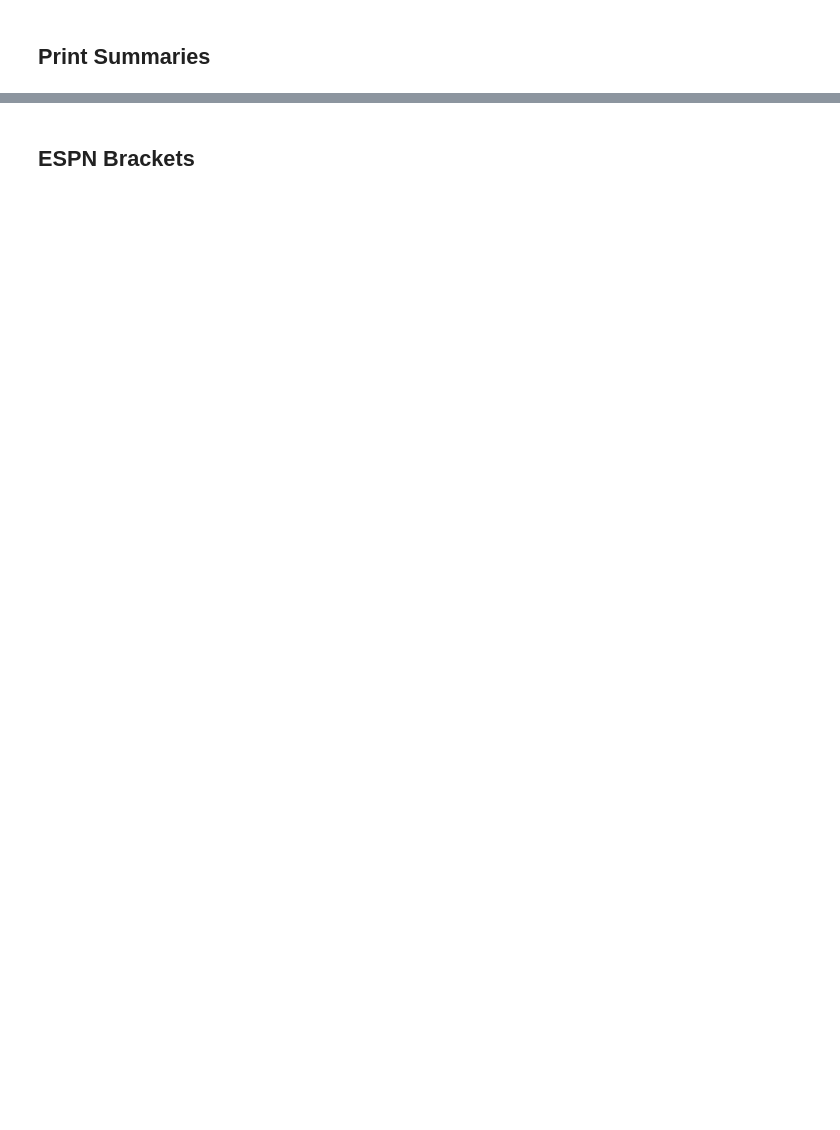
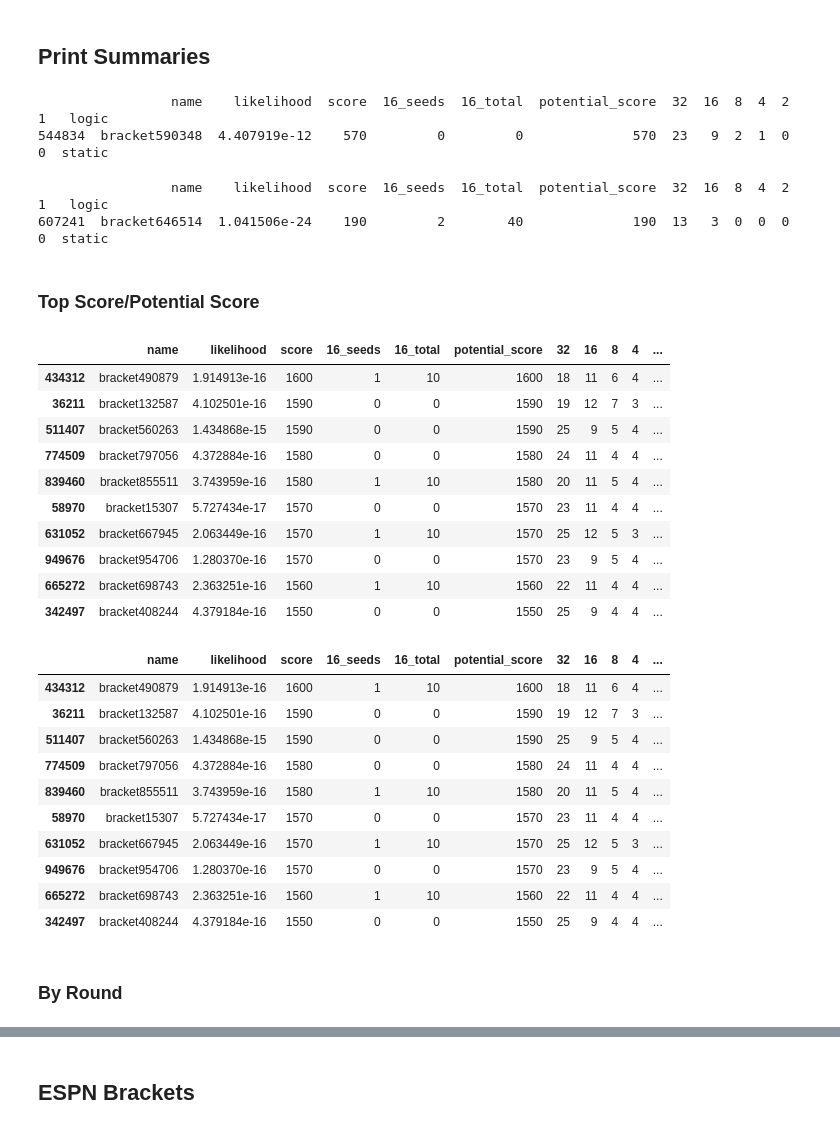
Before and after one commit to awooddoughty/bracket-predictions, a Jupyter notebook: summarize_results.ipynb, the cells around one changed output, grey strips where cells are left out. Drawn from its saved outputs; the diff is of its cells as text; code cells hidden in the pictures; blank space fills up the shorter version.

```diff
--- a/summarize_results.ipynb
+++ b/summarize_results.ipynb
@@ -19,2 +37,12 @@ df_scores.head()
 # %% [markdown]
 ## Print Summaries
+# %%
+print(df_scores[df_scores['likelihood']==df_scores['likelihood'].max()])
+# %% [output]
+                 name    likelihood  score  16_seeds  16_total  potential_score  32  16  8  4  2  1   logic
+544834  bracket590348  4.407919e-12    570         0         0              570  23   9  2  1  0  0  static
+# %%
+print(df_scores[df_scores['likelihood']==df_scores['likelihood'].min()])
+# %% [output]
+                 name    likelihood  score  16_seeds  16_total  potential_score  32  16  8  4  2  1   logic
+607241  bracket646514  1.041506e-24    190         2        40              190  13   3  0  0  0  0  static
@@ -20,0 +53,30 @@ df_scores.head()
+# %% [markdown]
+### Top Score/Potential Score
+# %%
+display(df_scores.nlargest(10, 'score'))
+display(df_scores.nlargest(10, 'potential_score'))
+# %% [output]
+|  | name | likelihood | score | 16_seeds | 16_total | potential_score | 32 | 16 | 8 | 4 | ... |
+| 434312 | bracket490879 | 1.914913e-16 | 1600 | 1 | 10 | 1600 | 18 | 11 | 6 | 4 | ... |
+| 36211 | bracket132587 | 4.102501e-16 | 1590 | 0 | 0 | 1590 | 19 | 12 | 7 | 3 | ... |
+| 511407 | bracket560263 | 1.434868e-15 | 1590 | 0 | 0 | 1590 | 25 | 9 | 5 | 4 | ... |
+| 774509 | bracket797056 | 4.372884e-16 | 1580 | 0 | 0 | 1580 | 24 | 11 | 4 | 4 | ... |
+| 839460 | bracket855511 | 3.743959e-16 | 1580 | 1 | 10 | 1580 | 20 | 11 | 5 | 4 | ... |
+| 58970 | bracket15307 | 5.727434e-17 | 1570 | 0 | 0 | 1570 | 23 | 11 | 4 | 4 | ... |
+| 631052 | bracket667945 | 2.063449e-16 | 1570 | 1 | 10 | 1570 | 25 | 12 | 5 | 3 | ... |
+| 949676 | bracket954706 | 1.280370e-16 | 1570 | 0 | 0 | 1570 | 23 | 9 | 5 | 4 | ... |
+| 665272 | bracket698743 | 2.363251e-16 | 1560 | 1 | 10 | 1560 | 22 | 11 | 4 | 4 | ... |
+| 342497 | bracket408244 | 4.379184e-16 | 1550 | 0 | 0 | 1550 | 25 | 9 | 4 | 4 | ... |
+|  | name | likelihood | score | 16_seeds | 16_total | potential_score | 32 | 16 | 8 | 4 | ... |
+| 434312 | bracket490879 | 1.914913e-16 | 1600 | 1 | 10 | 1600 | 18 | 11 | 6 | 4 | ... |
+| 36211 | bracket132587 | 4.102501e-16 | 1590 | 0 | 0 | 1590 | 19 | 12 | 7 | 3 | ... |
+| 511407 | bracket560263 | 1.434868e-15 | 1590 | 0 | 0 | 1590 | 25 | 9 | 5 | 4 | ... |
+| 774509 | bracket797056 | 4.372884e-16 | 1580 | 0 | 0 | 1580 | 24 | 11 | 4 | 4 | ... |
+| 839460 | bracket855511 | 3.743959e-16 | 1580 | 1 | 10 | 1580 | 20 | 11 | 5 | 4 | ... |
+| 58970 | bracket15307 | 5.727434e-17 | 1570 | 0 | 0 | 1570 | 23 | 11 | 4 | 4 | ... |
+| 631052 | bracket667945 | 2.063449e-16 | 1570 | 1 | 10 | 1570 | 25 | 12 | 5 | 3 | ... |
+| 949676 | bracket954706 | 1.280370e-16 | 1570 | 0 | 0 | 1570 | 23 | 9 | 5 | 4 | ... |
+| 665272 | bracket698743 | 2.363251e-16 | 1560 | 1 | 10 | 1560 | 22 | 11 | 4 | 4 | ... |
+| 342497 | bracket408244 | 4.379184e-16 | 1550 | 0 | 0 | 1550 | 25 | 9 | 4 | 4 | ... |
+# %% [markdown]
+### By Round
```
Also changed, not shown: parts of 44 cells of this notebook, 18 other files.
